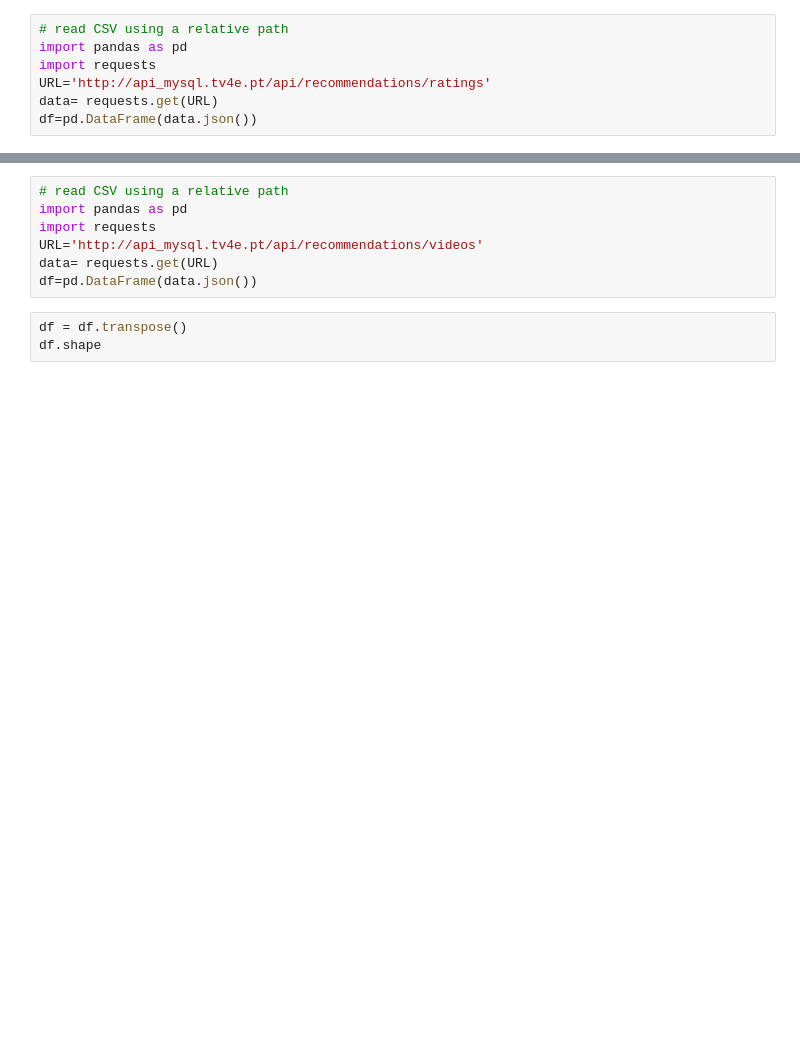
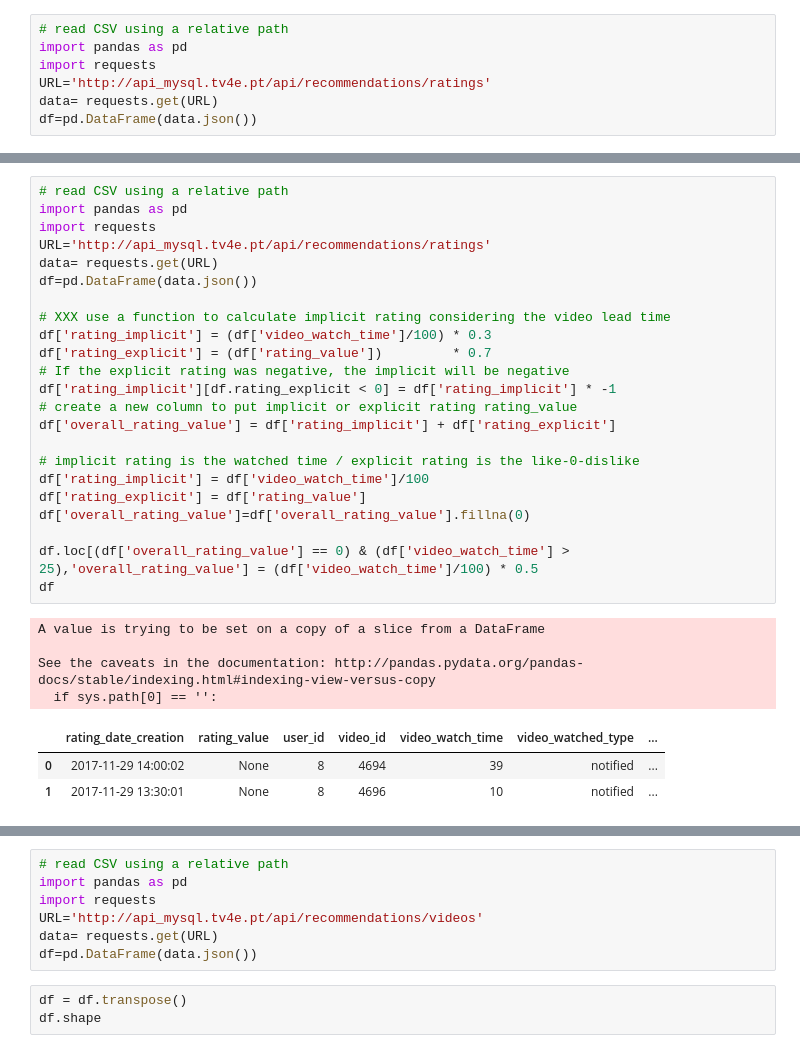
Before and after one commit to davidcampelo/tv4e-recommender, a Jupyter notebook: notebooks/pandas_tests.ipynb, the cells around one changed output, grey strips where cells are left out. Cells and saved outputs as stored; diff of their text form; blank space fills up the shorter version.

```diff
--- a/notebooks/pandas_tests.ipynb
+++ b/notebooks/pandas_tests.ipynb
@@ -37,0 +34,31 @@ for idd in df.user_id.unique():
+# %%
+# read CSV using a relative path
+import pandas as pd
+import requests
+URL='http://api_mysql.tv4e.pt/api/recommendations/ratings'
+data= requests.get(URL)
+df=pd.DataFrame(data.json())
+
+# XXX use a function to calculate implicit rating considering the video lead time
+df['rating_implicit'] = (df['video_watch_time']/100) * 0.3
+df['rating_explicit'] = (df['rating_value'])         * 0.7
+# If the explicit rating was negative, the implicit will be negative
+df['rating_implicit'][df.rating_explicit < 0] = df['rating_implicit'] * -1
+# create a new column to put implicit or explicit rating rating_value
+df['overall_rating_value'] = df['rating_implicit'] + df['rating_explicit']
+
+# implicit rating is the watched time / explicit rating is the like-0-dislike
+df['rating_implicit'] = df['video_watch_time']/100
+df['rating_explicit'] = df['rating_value']
+df['overall_rating_value']=df['overall_rating_value'].fillna(0)
+
+df.loc[(df['overall_rating_value'] == 0) & (df['video_watch_time'] > 25),'overall_rating_value'] = (df['video_watch_time']/100) * 0.5
+df
+# %% [output]
+A value is trying to be set on a copy of a slice from a DataFrame
+
+See the caveats in the documentation: http://pandas.pydata.org/pandas-docs/stable/indexing.html#indexing-view-versus-copy
+  if sys.path[0] == '':
+|  | rating_date_creation | rating_value | user_id | video_id | video_watch_time | video_watched_type | ... |
+| 0 | 2017-11-29 14:00:02 | None | 8 | 4694 | 39 | notified | ... |
+| 1 | 2017-11-29 13:30:01 | None | 8 | 4696 | 10 | notified | ... |
```
Also changed, not shown: parts of 5 cells of this notebook, 2 other files.
